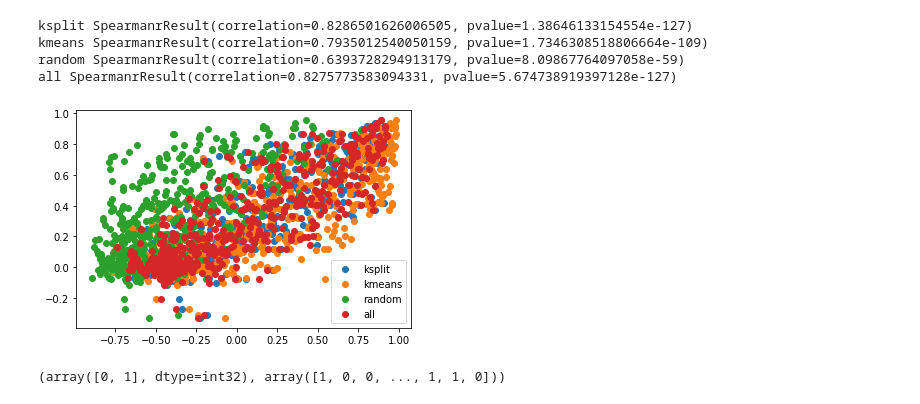
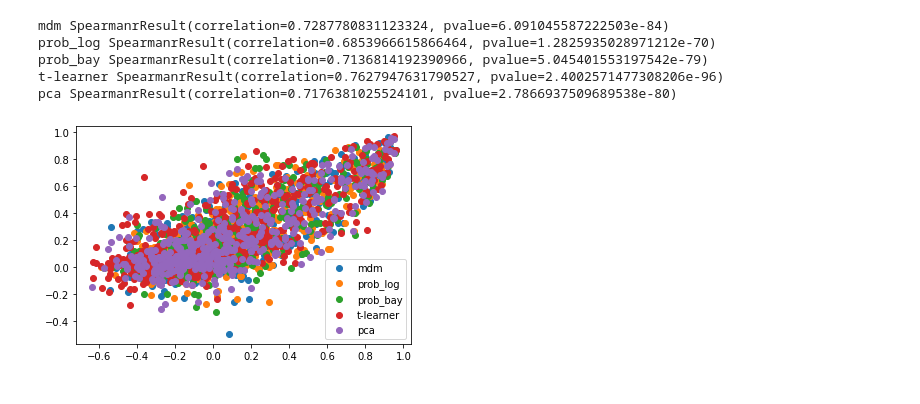
Before and after one commit to UtrechtUniversity/nudging, a Jupyter notebook: examples/clustering.ipynb, the cells around one changed output. Saved outputs shown, nothing was run; the diff lists cells and outputs as text; code cells hidden in the pictures.

```diff
--- a/examples/clustering.ipynb
+++ b/examples/clustering.ipynb
@@ -13,2 +11,0 @@ datasets = generate_datasets(500)
-# %%
-model = BiRegressor(BayesianRidge())
@@ -84,33 +12,34 @@ def get_cate_subgroup(model, dataset, k_split=4):
+# %%
+np.random.seed(1298734)
+sim_datasets = generate_datasets(500)
+# %%
+models = {
+    "mdm": MDMModel(ARDRegression()),
+    "prob_log": ProbModel(LogisticRegression()),
+    "prob_bay": ProbModel(ARDRegression()),
+    "t-learner": BiRegressor(ARDRegression()),
+    "pca": PCAModel(ARDRegression()),
+}
 # %%
-def plot_sub_cates(k_split=2):
-    all_sub = defaultdict(lambda: [])
+def plot_sub_cates(datasets):
+    for model_name, model in models.items():
+        all_sub = defaultdict(lambda: [])
 
-    for dataset in datasets:
-        #sub_cate, sub_cate_spear = get_cate_subgroup(model, dataset, k_split=k_split)
-        res = compute_partition_correlation(model, dataset, KSplitPartitioner, KMeansPartitioner, RandomPartitioner)
-        for name in res:
-            all_sub[name].append(res[name])
+        for dataset in datasets:
+            res = compute_partition_correlation(model, dataset, KSplitPartitioner, KMeansPartitioner)
+            for name in res:
+                all_sub[name].append(res[name])
 
-    for name in all_sub:
-        if name == "individual":
-            continue
-        plt.scatter(all_sub[name], all_sub["individual"], label=name)
-        print(name, spearmanr(all_sub[name], all_sub["individual"]))
+        plt.scatter(all_sub["all"], all_sub["individual"], label=model_name)
+        print(model_name, spearmanr(all_sub["all"], all_sub["individual"]))
     plt.legend()
     plt.show()
-
-    #plt.scatter(all_sub_split, all_idv_cate)
-    #plt.scatter(all_sub_kmean, all_idv_cate)
-    #plt.scatter(all_sub_cate_spear, all_idv_cate)
-    #plt.show()
-    #print(spearmanr(all_sub_split, all_idv_cate))
-    #print(spearmanr(all_sub_kmean, all_idv_cate))
-    #print(spearmanr(all_sub_cate_spear, all_idv_cate))
 # %%
-plot_sub_cates()
+plot_sub_cates(sim_datasets)
 # %% [output]
-ksplit SpearmanrResult(correlation=0.8286501626006505, pvalue=1.38646133154554e-127)
-kmeans SpearmanrResult(correlation=0.7935012540050159, pvalue=1.7346308518806664e-109)
-random SpearmanrResult(correlation=0.6393728294913179, pvalue=8.09867764097058e-59)
-all SpearmanrResult(correlation=0.8275773583094331, pvalue=5.674738919397128e-127)
+mdm SpearmanrResult(correlation=0.7287780831123324, pvalue=6.091045587222503e-84)
+prob_log SpearmanrResult(correlation=0.6853966615866464, pvalue=1.2825935028971212e-70)
+prob_bay SpearmanrResult(correlation=0.7136814192390966, pvalue=5.045401553197542e-79)
+t-learner SpearmanrResult(correlation=0.7627947631790527, pvalue=2.4002571477308206e-96)
+pca SpearmanrResult(correlation=0.7176381025524101, pvalue=2.7866937509689538e-80)
-[figure, old version]
+[figure, new version]
@@ -123,4 +45,0 @@ km = KMeans(n_clusters=2)
-# %%
-np.unique(km.fit_predict(X), return_inverse=True)
-# %% [output]
-(array([0, 1], dtype=int32), array([1, 0, 0, ..., 1, 1, 0]))
```
Also changed, not shown: parts of 19 cells of this notebook, 3 other files.
